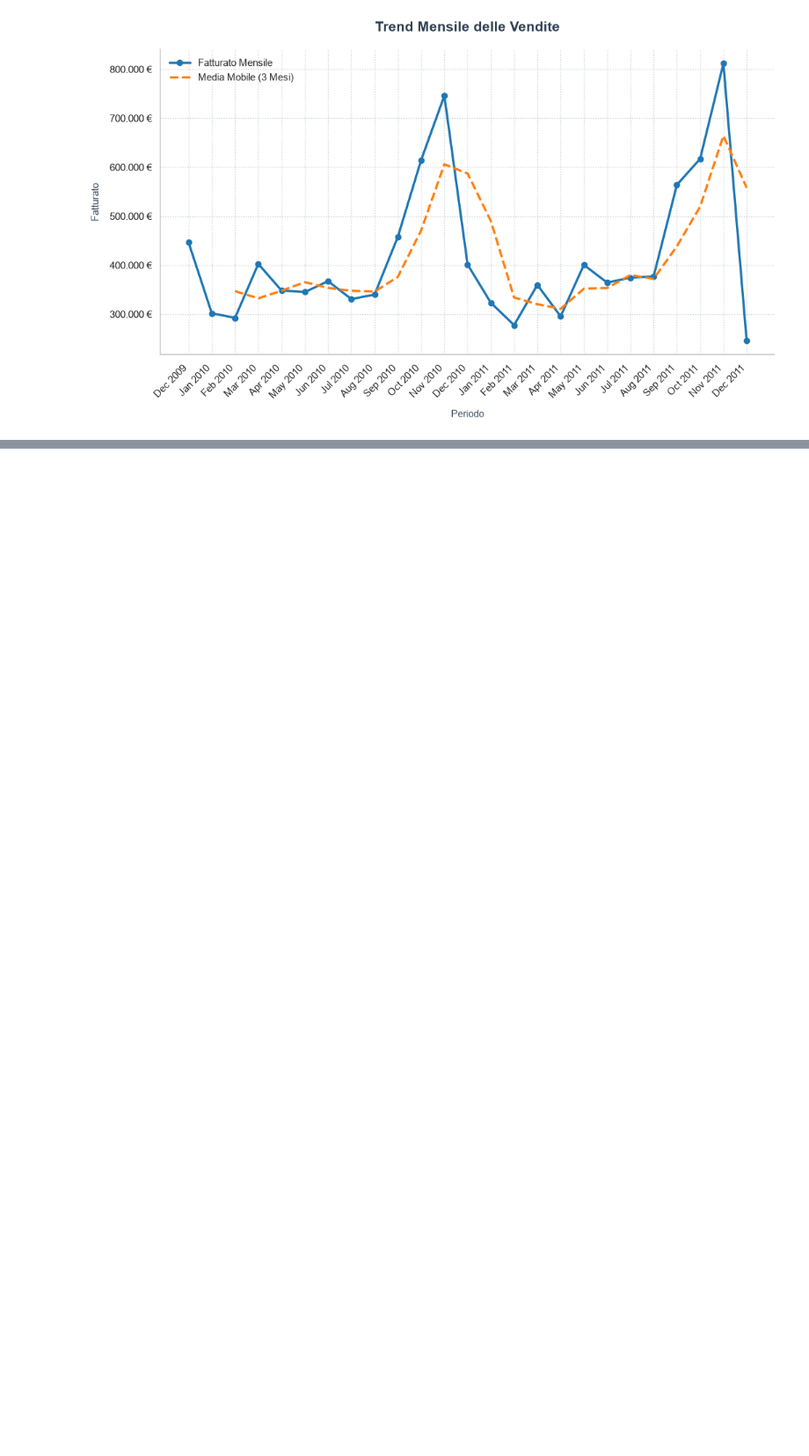
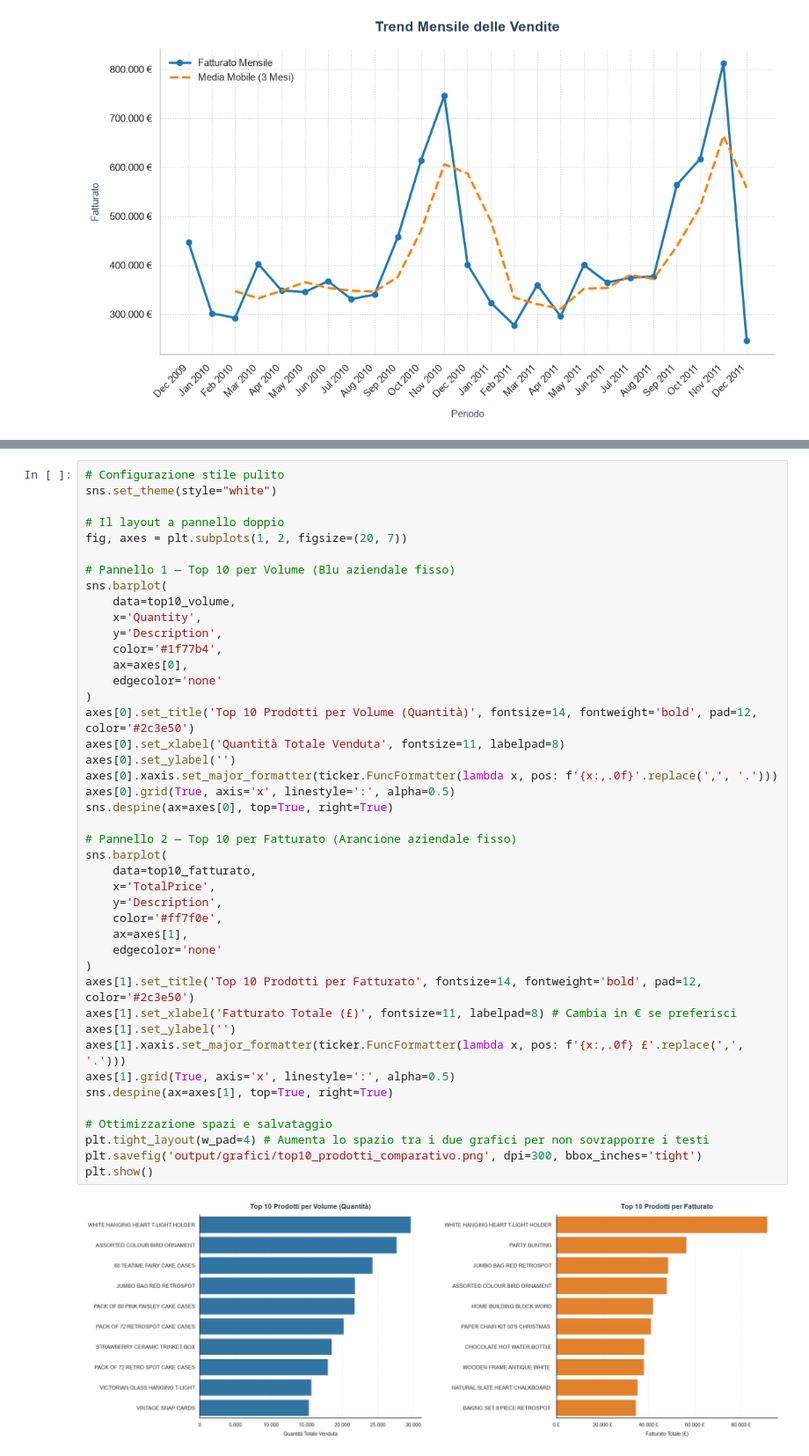
Before and after one commit to VladDyvo/retail_sales_analytics, a Jupyter notebook: 02_eda.ipynb, the cells around one changed output, grey strips where cells are left out. Shown at 88% size. Cells and saved outputs as stored; diff of their text form; blank space fills up the shorter version.

Commit message:
feat: completata analisi top 10 prodotti e aggiornato README

```diff
--- a/02_eda.ipynb
+++ b/02_eda.ipynb
@@ -150,0 +194,45 @@ plt.show()
+# %%
+# Configurazione stile pulito
+sns.set_theme(style="white")
+
+# Il layout a pannello doppio
+fig, axes = plt.subplots(1, 2, figsize=(20, 7))
+
+# Pannello 1 — Top 10 per Volume (Blu aziendale fisso)
+sns.barplot(
+    data=top10_volume,
+    x='Quantity',
+    y='Description',
+    color='#1f77b4',
+    ax=axes[0],
+    edgecolor='none'
+)
+axes[0].set_title('Top 10 Prodotti per Volume (Quantità)', fontsize=14, fontweight='bold', pad=12, color='#2c3e50')
+axes[0].set_xlabel('Quantità Totale Venduta', fontsize=11, labelpad=8)
+axes[0].set_ylabel('')
+axes[0].xaxis.set_major_formatter(ticker.FuncFormatter(lambda x, pos: f'{x:,.0f}'.replace(',', '.')))
+axes[0].grid(True, axis='x', linestyle=':', alpha=0.5)
+sns.despine(ax=axes[0], top=True, right=True)
+
+# Pannello 2 — Top 10 per Fatturato (Arancione aziendale fisso)
+sns.barplot(
+    data=top10_fatturato,
+    x='TotalPrice',
+    y='Description',
+    color='#ff7f0e',
+    ax=axes[1],
+    edgecolor='none'
+)
+axes[1].set_title('Top 10 Prodotti per Fatturato', fontsize=14, fontweight='bold', pad=12, color='#2c3e50')
+axes[1].set_xlabel('Fatturato Totale (£)', fontsize=11, labelpad=8) # Cambia in € se preferisci
+axes[1].set_ylabel('')
+axes[1].xaxis.set_major_formatter(ticker.FuncFormatter(lambda x, pos: f'{x:,.0f} £'.replace(',', '.')))
+axes[1].grid(True, axis='x', linestyle=':', alpha=0.5)
+sns.despine(ax=axes[1], top=True, right=True)
+
+# Ottimizzazione spazi e salvataggio
+plt.tight_layout(w_pad=4) # Aumenta lo spazio tra i due grafici per non sovrapporre i testi
+plt.savefig('output/grafici/top10_prodotti_comparativo.png', dpi=300, bbox_inches='tight')
+plt.show()
+# %% [output]
+[figure, added]
```
Also changed, not shown: parts of 1 cell of this notebook, 2 other files.
